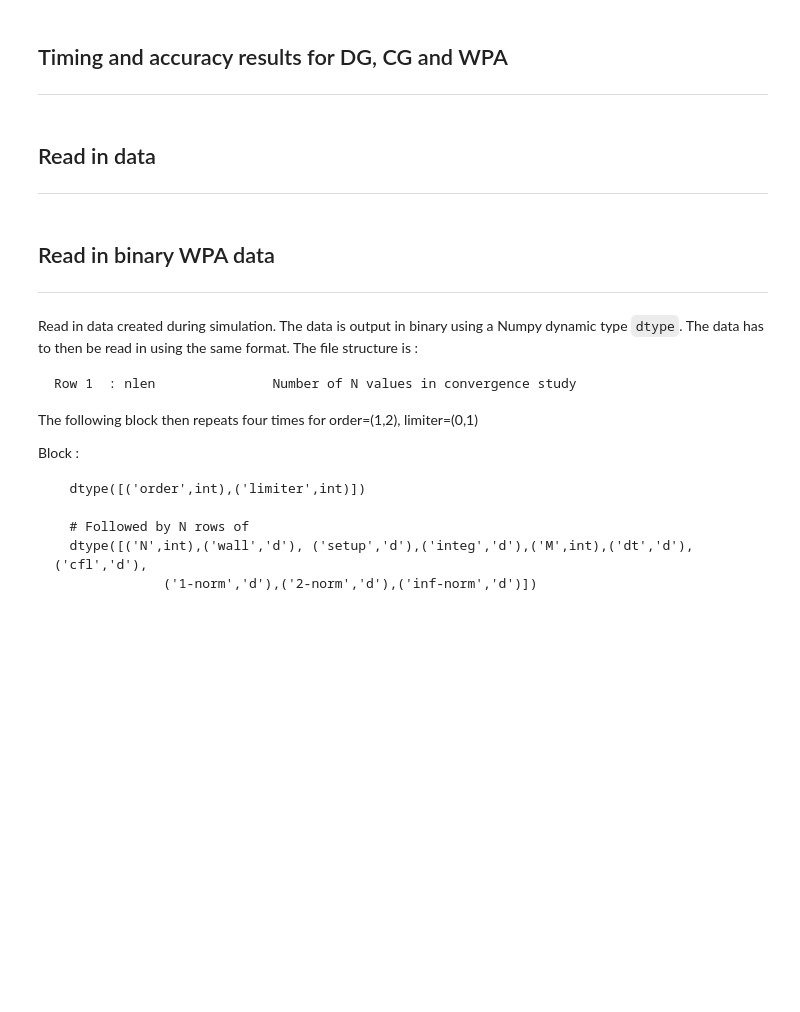
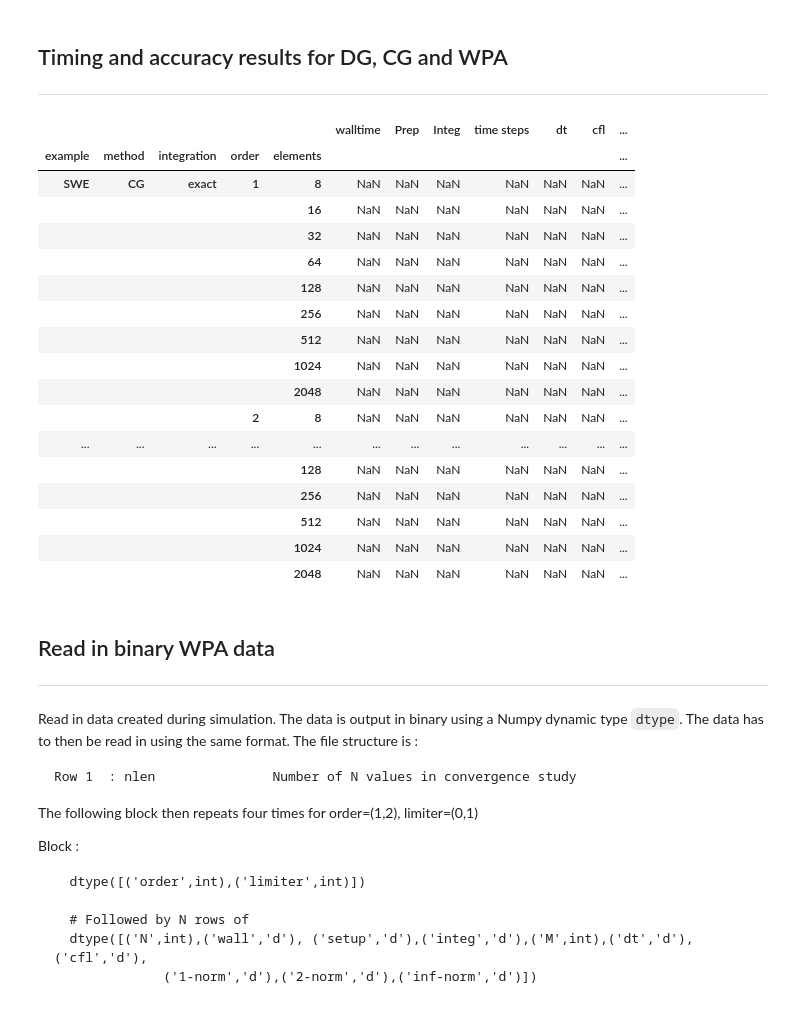
Before and after one commit to ygahounzo/Forest_Rep, a Jupyter notebook: timing_results.ipynb, the cells around one changed output. Cells and saved outputs as stored; diff of their text form; code cells hidden in the pictures; blank space fills up the shorter version.

```diff
--- a/timing_results.ipynb
+++ b/timing_results.ipynb
@@ -12,26 +12,42 @@ import pandas
 # %%
 idx = pandas.IndexSlice
 
 # Walltime     : time TFinal (global time)
 # Prep         : one time step up time
 # Integration  :
 # time steps   : Number of time steps to time tfinal
 # dt           : Time step size
 # CFL          : CFL number
 # Errors       : (1-norm, 2-norm and inf-norm) errors
 
 ex_list = ['advection','SWE']
 
 cols = ['walltime', 'Prep', 'Integ', 'time steps', 'dt', 'cfl','1-norm','2-norm','inf-norm']
 
 order = [1,2,4]
 elements = [8,16,32,64,128,256,512, 1024, 2048]
 iterables = [ex_list, ['DG','CG','WPA'],['exact','inexact','w/lim','wout/lim'], order, elements]
 
 index = pandas.MultiIndex.from_product(iterables,names=['example','method','integration','order','elements'])
 df = pandas.DataFrame(index=index,columns=cols).sort_index()
 
-# df
+df.loc[idx['SWE','CG',['exact','inexact']]]
+# %% [output]
+|  |  |  |  |  | walltime | Prep | Integ | time steps | dt | cfl | ... |
+| example | method | integration | order | elements |  |  |  |  |  |  | ... |
+| SWE | CG | exact | 1 | 8 | NaN | NaN | NaN | NaN | NaN | NaN | ... |
+|  |  |  |  | 16 | NaN | NaN | NaN | NaN | NaN | NaN | ... |
+|  |  |  |  | 32 | NaN | NaN | NaN | NaN | NaN | NaN | ... |
+|  |  |  |  | 64 | NaN | NaN | NaN | NaN | NaN | NaN | ... |
+|  |  |  |  | 128 | NaN | NaN | NaN | NaN | NaN | NaN | ... |
+|  |  |  |  | 256 | NaN | NaN | NaN | NaN | NaN | NaN | ... |
+|  |  |  |  | 512 | NaN | NaN | NaN | NaN | NaN | NaN | ... |
+|  |  |  |  | 1024 | NaN | NaN | NaN | NaN | NaN | NaN | ... |
+|  |  |  |  | 2048 | NaN | NaN | NaN | NaN | NaN | NaN | ... |
+|  |  |  | 2 | 8 | NaN | NaN | NaN | NaN | NaN | NaN | ... |
+| ... | ... | ... | ... | ... | ... | ... | ... | ... | ... | ... | ... |
+|  |  |  |  | 128 | NaN | NaN | NaN | NaN | NaN | NaN | ... |
+|  |  |  |  | 256 | NaN | NaN | NaN | NaN | NaN | NaN | ... |
+|  |  |  |  | 512 | NaN | NaN | NaN | NaN | NaN | NaN | ... |
+|  |  |  |  | 1024 | NaN | NaN | NaN | NaN | NaN | NaN | ... |
+|  |  |  |  | 2048 | NaN | NaN | NaN | NaN | NaN | NaN | ... |
-# %% [markdown]
-## Read in data
-<hr style="border-width:2px; border-color:black"></hr>
```
Also changed, not shown: parts of 3 cells of this notebook.
